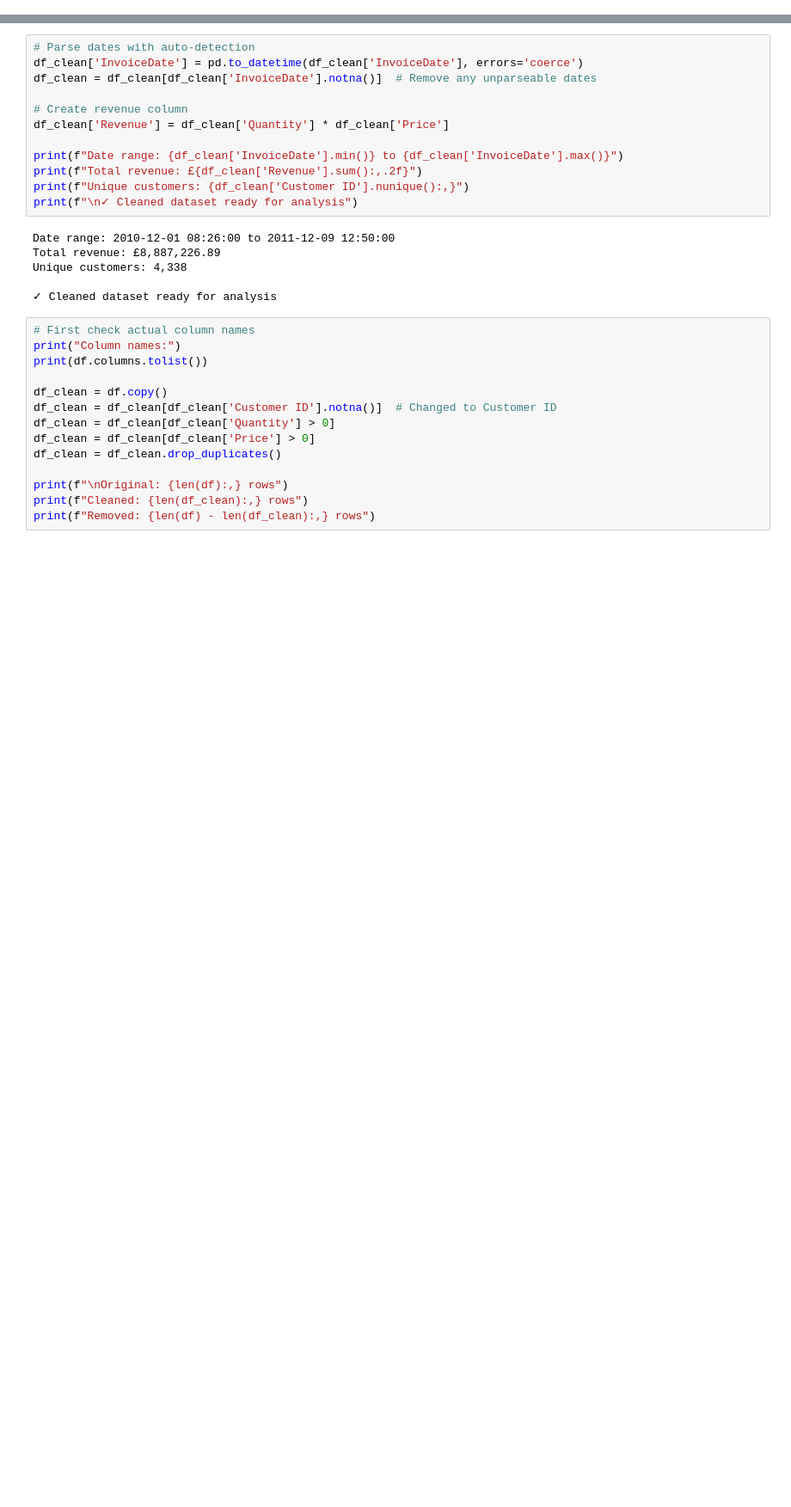
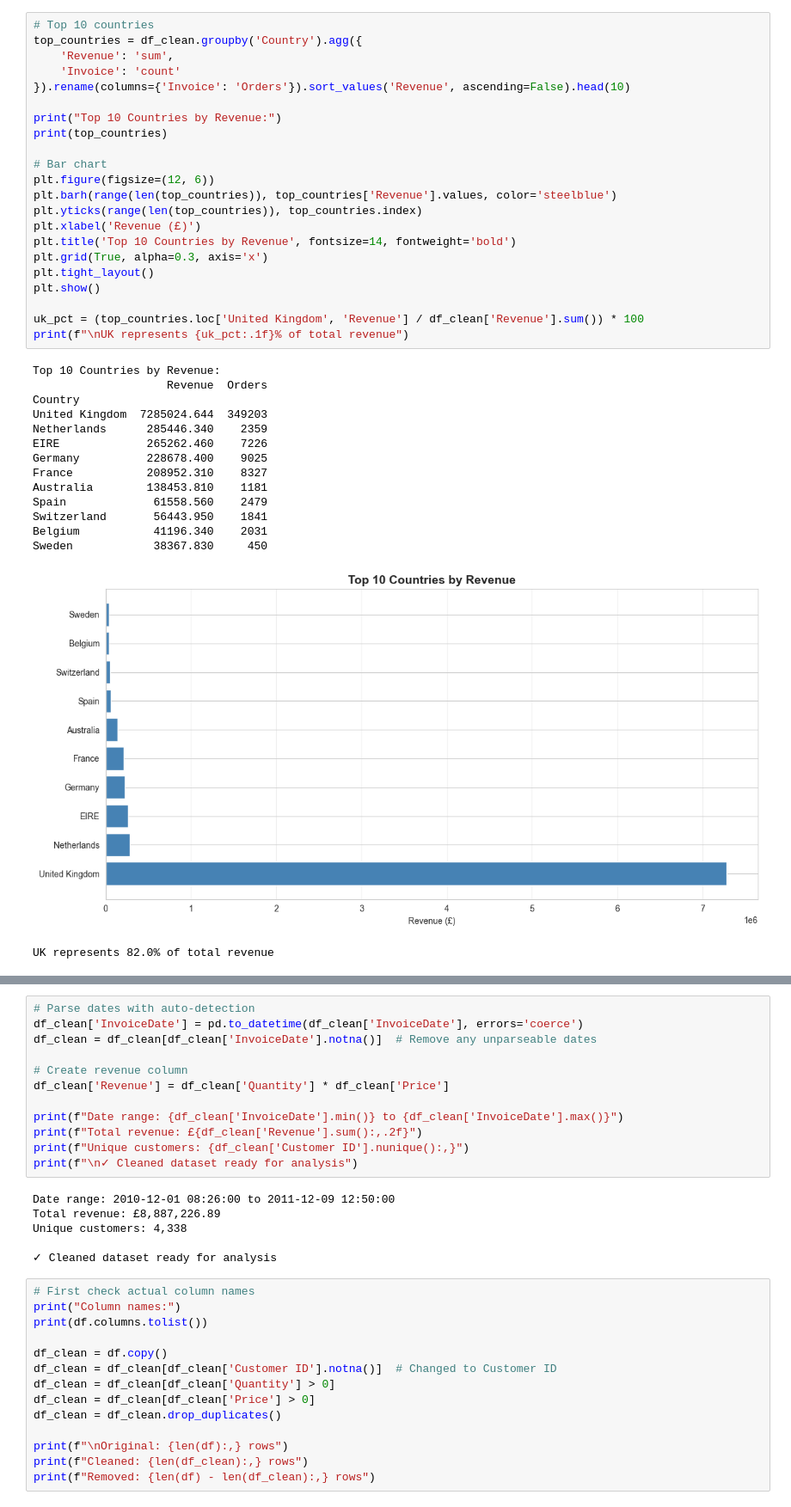
Before and after one commit to erdemcahit21-tech/Python-EDA-retail, a Jupyter notebook: eda_retail.ipynb, the cells around one changed output, grey strips where cells are left out. Shown at 86% size. Cells and saved outputs as stored; diff of their text form; blank space fills up the shorter version.

```diff
--- a/eda_retail.ipynb
+++ b/eda_retail.ipynb
@@ -0,0 +85,38 @@
+# %%
+# Top 10 countries
+top_countries = df_clean.groupby('Country').agg({
+    'Revenue': 'sum',
+    'Invoice': 'count'
+}).rename(columns={'Invoice': 'Orders'}).sort_values('Revenue', ascending=False).head(10)
+
+print("Top 10 Countries by Revenue:")
+print(top_countries)
+
+# Bar chart
+plt.figure(figsize=(12, 6))
+plt.barh(range(len(top_countries)), top_countries['Revenue'].values, color='steelblue')
+plt.yticks(range(len(top_countries)), top_countries.index)
+plt.xlabel('Revenue (£)')
+plt.title('Top 10 Countries by Revenue', fontsize=14, fontweight='bold')
+plt.grid(True, alpha=0.3, axis='x')
+plt.tight_layout()
+plt.show()
+
+uk_pct = (top_countries.loc['United Kingdom', 'Revenue'] / df_clean['Revenue'].sum()) * 100
+print(f"\nUK represents {uk_pct:.1f}% of total revenue")
+# %% [output]
+Top 10 Countries by Revenue:
+                    Revenue  Orders
+Country
+United Kingdom  7285024.644  349203
+Netherlands      285446.340    2359
+EIRE             265262.460    7226
+Germany          228678.400    9025
+France           208952.310    8327
+Australia        138453.810    1181
+Spain             61558.560    2479
+Switzerland       56443.950    1841
+Belgium           41196.340    2031
+Sweden            38367.830     450
+[figure, added]
+UK represents 82.0% of total revenue
```
Also changed, not shown: parts of 6 cells of this notebook.
